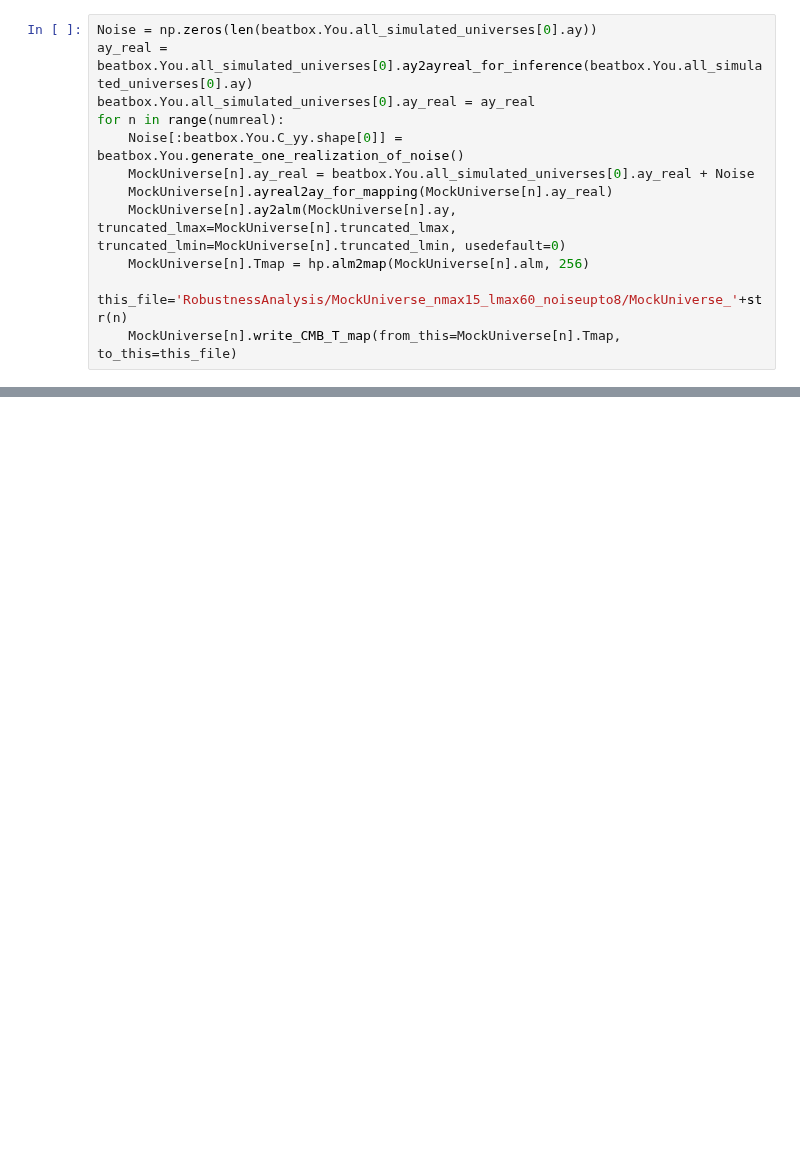
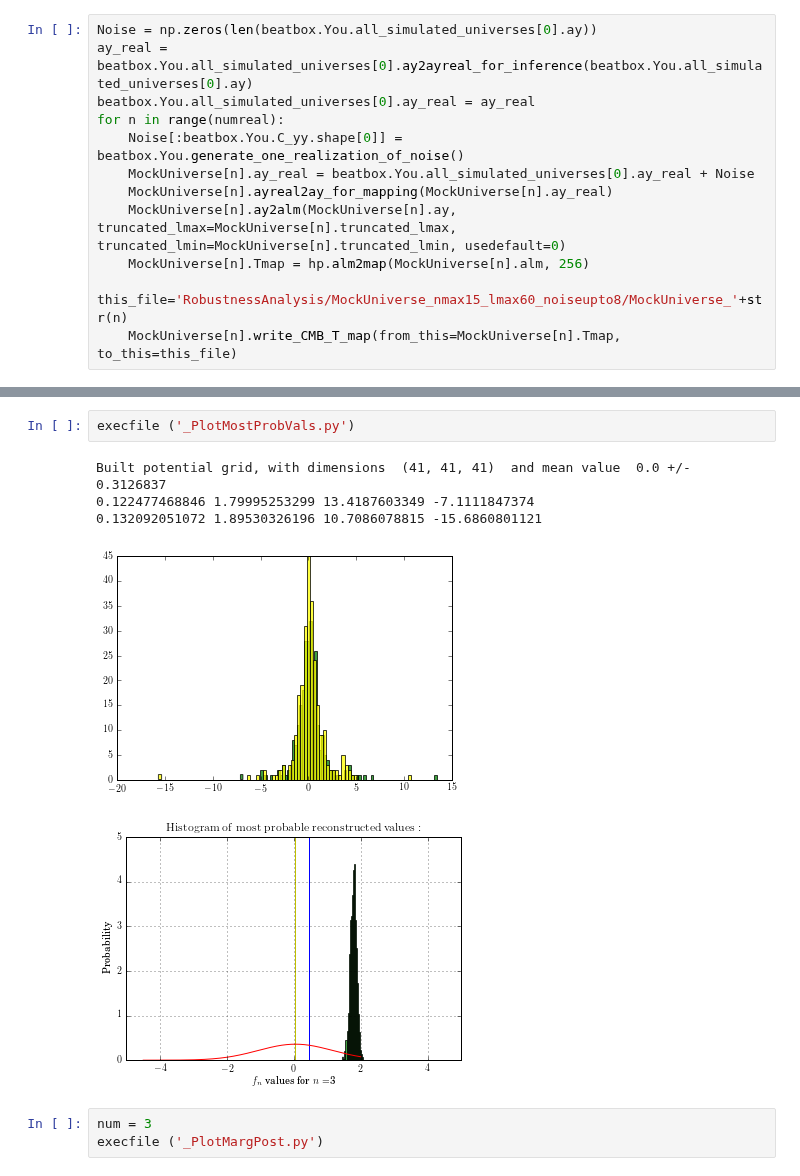
Before and after one commit to LaurencePeanuts/Music, a Jupyter notebook: Scripts/RecAnalysis_largeN.ipynb, the cells around one changed output, grey strips where cells are left out. Cells and saved outputs as stored; diff of their text form; blank space fills up the shorter version.

```diff
--- a/Scripts/RecAnalysis_largeN.ipynb
+++ b/Scripts/RecAnalysis_largeN.ipynb
@@ -164,0 +180,11 @@ Sigma is 0.000000 arcmin (0.000000 rad)
+# %%
+execfile ('_PlotMostProbVals.py')
+# %% [output]
+Built potential grid, with dimensions  (41, 41, 41)  and mean value  0.0 +/- 0.3126837
+0.122477468846 1.79995253299 13.4187603349 -7.1111847374
+0.132092051072 1.89530326196 10.7086078815 -15.6860801121
+[figure, added]
+[figure, added]
+# %%
+num = 3
+execfile ('_PlotMargPost.py')
```
Also changed, not shown: parts of 34 cells of this notebook, 9 other files.
